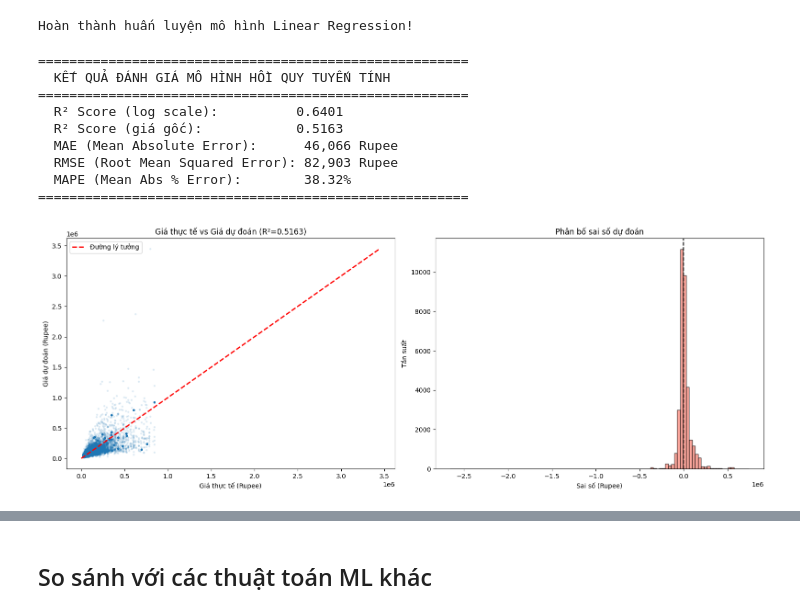
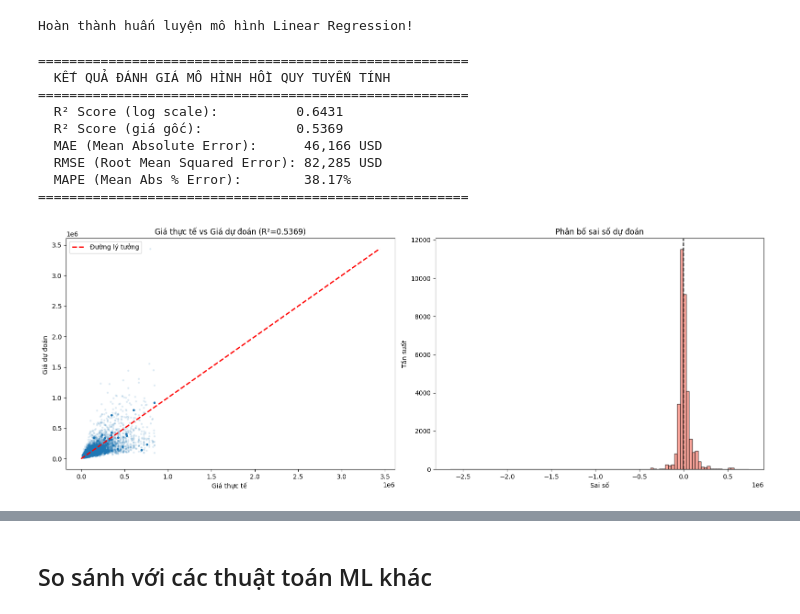
Before and after one commit to vyvy31082004/House-Price-Prediction, a Jupyter notebook: final.ipynb, the cells around one changed output, grey strips where cells are left out. Saved outputs shown, nothing was run; the diff lists cells and outputs as text; code cells hidden in the pictures.

```diff
--- a/final.ipynb
+++ b/final.ipynb
@@ -113,2 +236,27 @@ def clean_area(x):
+# %%
+def clean_area(x):
+    if pd.isna(x):
+        return np.nan
+    x=str(x).lower()
+    match = re.match(r'([0-9.]+)\s*(.*)',x)
+    if match:
+        value = float(match.group(1))
+        unit = match.group(2).strip()
+        if 'sqm' in unit or 'sq.m.' in unit:
+            return value * 10.7639
+        elif 'sqyrd' in unit or 'sq.yd' in unit or 'sqyd' in unit:
+            return value * 9.0
+        elif 'cent' in unit:
+            return value * 435.6
+        elif 'acre' in unit:
+            return value * 43560.0
+        elif 'guntha' in unit:
+            return value * 1089.0
+        elif 'bigha' in unit:
+            return value * 27000.0
+        elif 'hectare' in unit:
+            return value * 107639.0
+        return value
+    return np.nan
 # %%
 data['Carpet Area'] = data['Carpet Area'].apply(clean_area)
@@ -614,45 +913,45 @@ print("  KẾT QUẢ ĐÁNH GIÁ MÔ HÌNH HỒI QUY TUYẾN TÍNH")
 print("=" * 55)
 print(f"  R² Score (log scale):          {r2_log:.4f}")
 print(f"  R² Score (giá gốc):            {r2:.4f}")
-print(f"  MAE (Mean Absolute Error):      {mae:,.0f} Rupee")
-print(f"  RMSE (Root Mean Squared Error): {rmse:,.0f} Rupee")
+print(f"  MAE (Mean Absolute Error):      {mae:,.0f} USD")
+print(f"  RMSE (Root Mean Squared Error): {rmse:,.0f} USD")
 print(f"  MAPE (Mean Abs % Error):        {mape:.2f}%")
 print("=" * 55)
 # %% [output]
 =======================================================
   KẾT QUẢ ĐÁNH GIÁ MÔ HÌNH HỒI QUY TUYẾN TÍNH
 =======================================================
-  R² Score (log scale):          0.6401
-  R² Score (giá gốc):            0.5163
-  MAE (Mean Absolute Error):      46,066 Rupee
-  RMSE (Root Mean Squared Error): 82,903 Rupee
-  MAPE (Mean Abs % Error):        38.32%
+  R² Score (log scale):          0.6431
+  R² Score (giá gốc):            0.5369
+  MAE (Mean Absolute Error):      46,166 USD
+  RMSE (Root Mean Squared Error): 82,285 USD
+  MAPE (Mean Abs % Error):        38.17%
 =======================================================
 # %%
 # Biểu đồ: Giá thực tế vs Giá dự đoán + Phân bố sai số
 fig, axes = plt.subplots(1, 2, figsize=(16, 6))
 
 # Scatter: Thực tế vs Dự đoán
 axes[0].scatter(y_actual, y_pred, alpha=0.1, s=5)
 max_val = max(y_actual.max(), y_pred.max())
 axes[0].plot([0, max_val], [0, max_val], 'r--', linewidth=2, label='Đường lý tưởng')
-axes[0].set_xlabel('Giá thực tế (Rupee)')
-axes[0].set_ylabel('Giá dự đoán (Rupee)')
+axes[0].set_xlabel('Giá thực tế ')
+axes[0].set_ylabel('Giá dự đoán ')
 axes[0].set_title(f'Giá thực tế vs Giá dự đoán (R²={r2:.4f})')
 axes[0].legend()
 
 # Phân bố sai số
 residuals = y_actual - y_pred
 axes[1].hist(residuals, bins=100, edgecolor='black', alpha=0.7, color='salmon')
 axes[1].axvline(x=0, color='black', linestyle='--')
-axes[1].set_xlabel('Sai số (Rupee)')
+axes[1].set_xlabel('Sai số')
 axes[1].set_ylabel('Tần suất')
 axes[1].set_title('Phân bố sai số dự đoán')
 
 plt.tight_layout()
 plt.show()
 # %% [output]
-[figure, old version]
+[figure, new version]
 # %%
 # Top 15 đặc trưng quan trọng nhất (theo hệ số hồi quy)
 feature_importance = pd.DataFrame({
```
Also changed, not shown: parts of 30 cells of this notebook, 2 other files.
